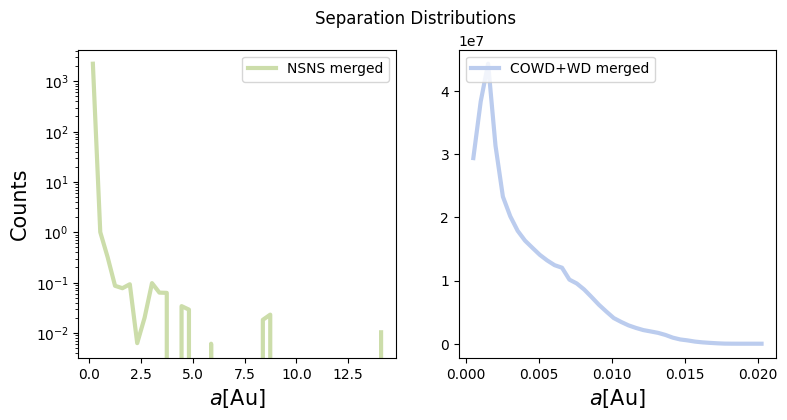
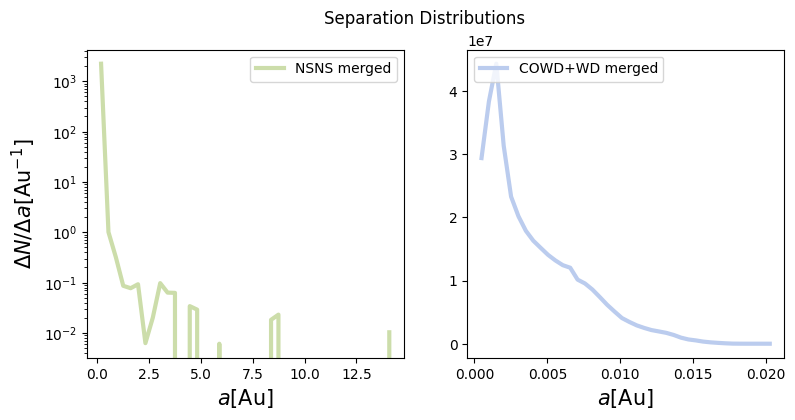
Unified diff of the notebook cell whose output changed from the first chart to the second:
--- before
+++ after
@@ -5,11 +5,10 @@
 
 # NSNS
-hist, bin_edges = np.histogram(seps_merged_NSNS, weights=mixture_weights_merged_NSNS, bins=40, density=True)
+hist, bin_edges = np.histogram(seps_merged_NSNS, weights=mixture_weights_merged_NSNS, bins=40, density=False)
 
 bin_centers = (bin_edges[0:-1] + bin_edges[1:])/2
+bin_widths = np.diff(bin_edges)
 
-normalization = np.sum(mixture_weights_merged_NSNS)
-
-axs[0].plot(bin_centers, (hist*normalization), color=cset.pale_green, lw=3, label='NSNS merged')
+axs[0].plot(bin_centers, hist/bin_widths, color=cset.pale_green, lw=3, label='NSNS merged')
 axs[0].set_yscale('log')
 # axs[0].set_xlim(0, 0.020)
@@ -17,5 +16,5 @@
 
 # axs[0].set_ylabel(r'$\mathrm{dN/d}\log_{10}(T_{\mathrm{delay}}(\mathrm{Myr}))$', fontsize=15)
-axs[0].set_ylabel(r'Counts', fontsize=15)
+axs[0].set_ylabel(r'$\mathrm{\Delta}N/\mathrm{\Delta}a [\mathrm{Au}^{-1}]$', fontsize=15)
 axs[0].set_xlabel(r'$a[\mathrm{Au}]$', fontsize=15)
 
@@ -23,10 +22,10 @@
 
 # COWD+WD
-hist_WDWD_WDopt, bin_edges_WDWD_WDopt = np.histogram(seps_merged_WDWD, weights=mixture_weights_merged_COWD_WDopt, bins=40, density=True)
+hist_WDWD_WDopt, bin_edges_WDWD_WDopt = np.histogram(seps_merged_WDWD, weights=mixture_weights_merged_COWD_WDopt, bins=40, density=False)
 
 bin_centers_WDWD_WDopt = (bin_edges_WDWD_WDopt[0:-1] + bin_edges_WDWD_WDopt[1:])/2
-normalization_WDWD_WDopt = np.sum(mixture_weights_merged_COWD_WDopt)
+bin_widths_WDWD = np.diff(bin_edges_WDWD_WDopt)
 
-axs[1].plot(bin_centers_WDWD_WDopt, hist_WDWD_WDopt*normalization_WDWD_WDopt, color=cset.pale_blue, lw=3, label='COWD+WD merged')
+axs[1].plot(bin_centers_WDWD_WDopt, hist_WDWD_WDopt/bin_widths_WDWD, color=cset.pale_blue, lw=3, label='COWD+WD merged')
 
 # axs[1].set_ylabel(r'$dN/d\log_{10}(T_{\mathrm{delay}}(\mathrm{Myr}))$', fontsize=15)

Commit: histogram and density fixes